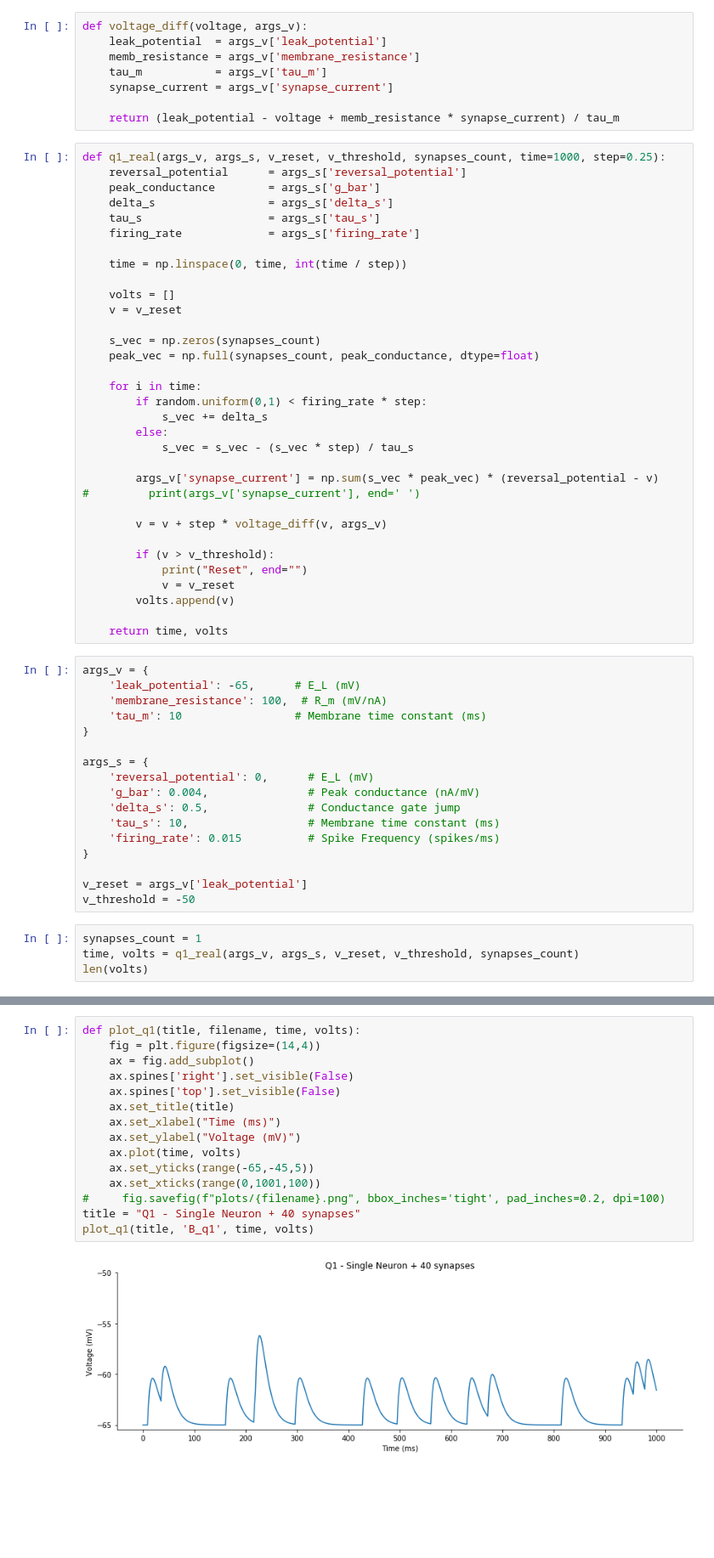
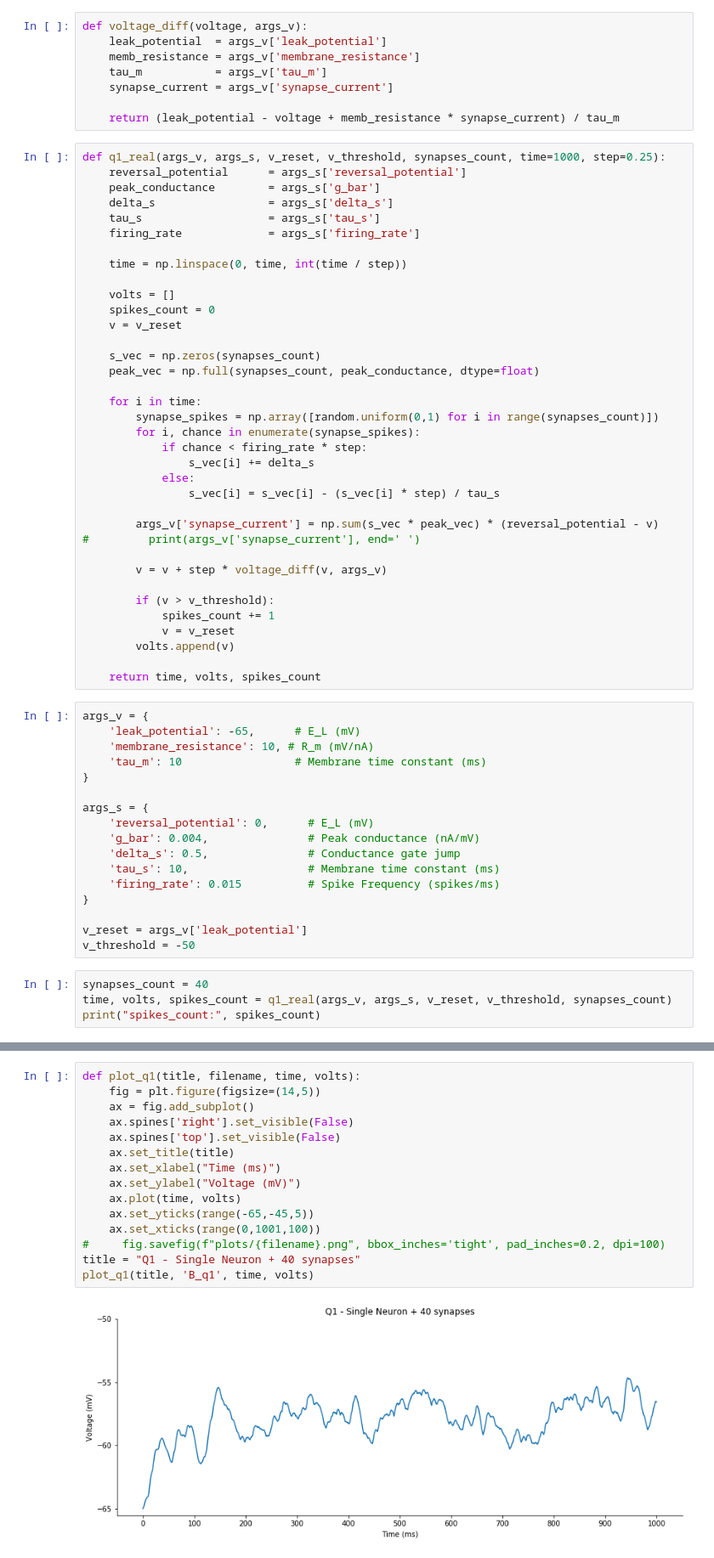
Before and after one commit to leanguardia/cneuroscience-cws, a Jupyter notebook: 3-LIF-Plasticity/B-Synapses.ipynb, the cells around one changed output, grey strips where cells are left out. Shown at 85% size. Cells and saved outputs as stored; diff of their text form; blank space fills up the shorter version.

Commit message:
Model Single Neuron with N synapses

```diff
--- a/3-LIF-Plasticity/B-Synapses.ipynb
+++ b/3-LIF-Plasticity/B-Synapses.ipynb
@@ -24,16 +24,19 @@ def q1_real(args_v, args_s, v_reset, v_threshold, synapses_count, time=1000, ste
     time = np.linspace(0, time, int(time / step))
 
     volts = []
+    spikes_count = 0
     v = v_reset
 
     s_vec = np.zeros(synapses_count)
     peak_vec = np.full(synapses_count, peak_conductance, dtype=float)
 
     for i in time:
-        if random.uniform(0,1) < firing_rate * step:
-            s_vec += delta_s
-        else:
-            s_vec = s_vec - (s_vec * step) / tau_s
+        synapse_spikes = np.array([random.uniform(0,1) for i in range(synapses_count)])
+        for i, chance in enumerate(synapse_spikes):
+            if chance < firing_rate * step:
+                s_vec[i] += delta_s
+            else:
+                s_vec[i] = s_vec[i] - (s_vec[i] * step) / tau_s
 
         args_v['synapse_current'] = np.sum(s_vec * peak_vec) * (reversal_potential - v)
 #         print(args_v['synapse_current'], end=' ')
@@ -41,15 +44,15 @@ def q1_real(args_v, args_s, v_reset, v_threshold, synapses_count, time=1000, ste
         v = v + step * voltage_diff(v, args_v)
 
         if (v > v_threshold):
-            print("Reset", end="")
+            spikes_count += 1
             v = v_reset
         volts.append(v)
 
-    return time, volts
+    return time, volts, spikes_count
 # %%
 args_v = {
     'leak_potential': -65,      # E_L (mV)
-    'membrane_resistance': 100,  # R_m (mV/nA)
+    'membrane_resistance': 10, # R_m (mV/nA)
     'tau_m': 10                 # Membrane time constant (ms)
 }
 
@@ -64,7 +67,7 @@ args_s = {
 v_reset = args_v['leak_potential']
 v_threshold = -50
 # %%
-synapses_count = 1
-time, volts = q1_real(args_v, args_s, v_reset, v_threshold, synapses_count)
-len(volts)
+synapses_count = 40
+time, volts, spikes_count = q1_real(args_v, args_s, v_reset, v_threshold, synapses_count)
+print("spikes_count:", spikes_count)
 # %% [output]
@@ -72,17 +75,17 @@ len(volts)
 # %%
 def plot_q1(title, filename, time, volts):
-    fig = plt.figure(figsize=(14,4))
+    fig = plt.figure(figsize=(14,5))
     ax = fig.add_subplot()
     ax.spines['right'].set_visible(False)
     ax.spines['top'].set_visible(False)
     ax.set_title(title)
     ax.set_xlabel("Time (ms)")
     ax.set_ylabel("Voltage (mV)")
     ax.plot(time, volts)
     ax.set_yticks(range(-65,-45,5))
     ax.set_xticks(range(0,1001,100))
 #     fig.savefig(f"plots/{filename}.png", bbox_inches='tight', pad_inches=0.2, dpi=100)
 title = "Q1 - Single Neuron + 40 synapses"
 plot_q1(title, 'B_q1', time, volts)
 # %% [output]
-[figure, old version]
+[figure, new version]
```
Also changed, not shown: parts of 1 cell of this notebook.
